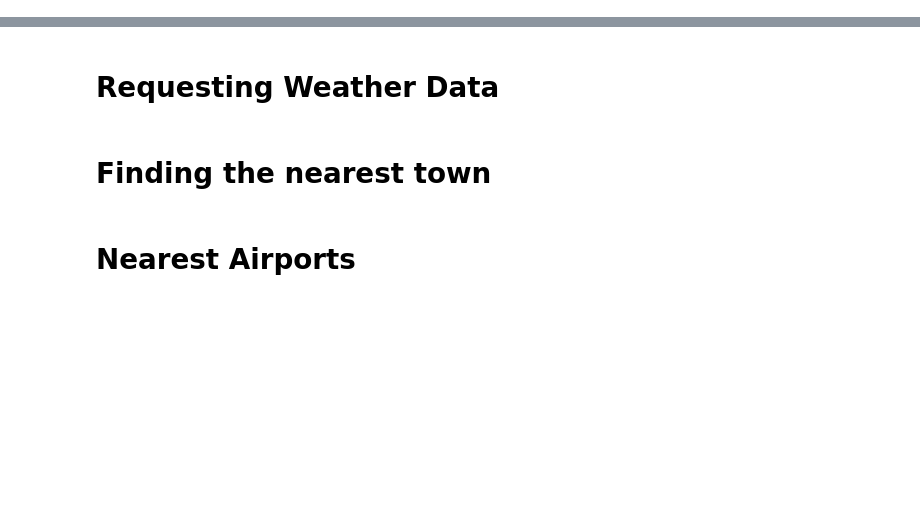
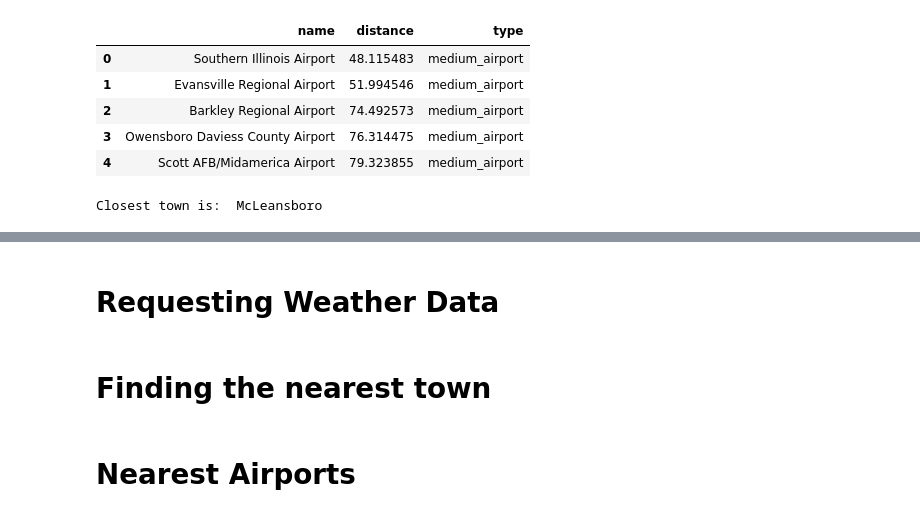
Before and after one commit to hasi03/Solar-Eclipse-Best-Location-Finder, a Jupyter notebook: weather.ipynb, the cells around one changed output, grey strips where cells are left out. Cells and saved outputs as stored; diff of their text form; code cells hidden in the pictures; blank space fills up the shorter version.

```diff
--- a/weather.ipynb
+++ b/weather.ipynb
@@ -0,0 +1,15 @@
+# %%
+import sys
+import os
+import datetime
+
+from src.weather import weather_data
+from src.geography import airport_locator
+from src.geography import closest_town
+
+cur_dir = os.getcwd()
+root_dir = os.path.dirname(cur_dir+"/../../")
+sys.path.append(root_dir)
+
+image_dir = cur_dir + "/output/"
+data_dir = cur_dir + "/data/"
@@ -0,0 +31,18 @@
+# %%
+data_path = data_dir + '/airports.csv'
+df2 = airport_locator(data_path, lat, long, 100)
+df2.head()
+# %% [output]
+|  | name | distance | type |
+| 0 | Southern Illinois Airport | 48.115483 | medium_airport |
+| 1 | Evansville Regional Airport | 51.994546 | medium_airport |
+| 2 | Barkley Regional Airport | 74.492573 | medium_airport |
+| 3 | Owensboro Daviess County Airport | 76.314475 | medium_airport |
+| 4 | Scott AFB/Midamerica Airport | 79.323855 | medium_airport |
+# %%
+town = closest_town(lat, long)
+town = town[0]['city']
+
+print("Closest town is: ", town)
+# %% [output]
+Closest town is:  McLeansboro
```
Also changed, not shown: parts of 15 cells of this notebook, 6 other files.
